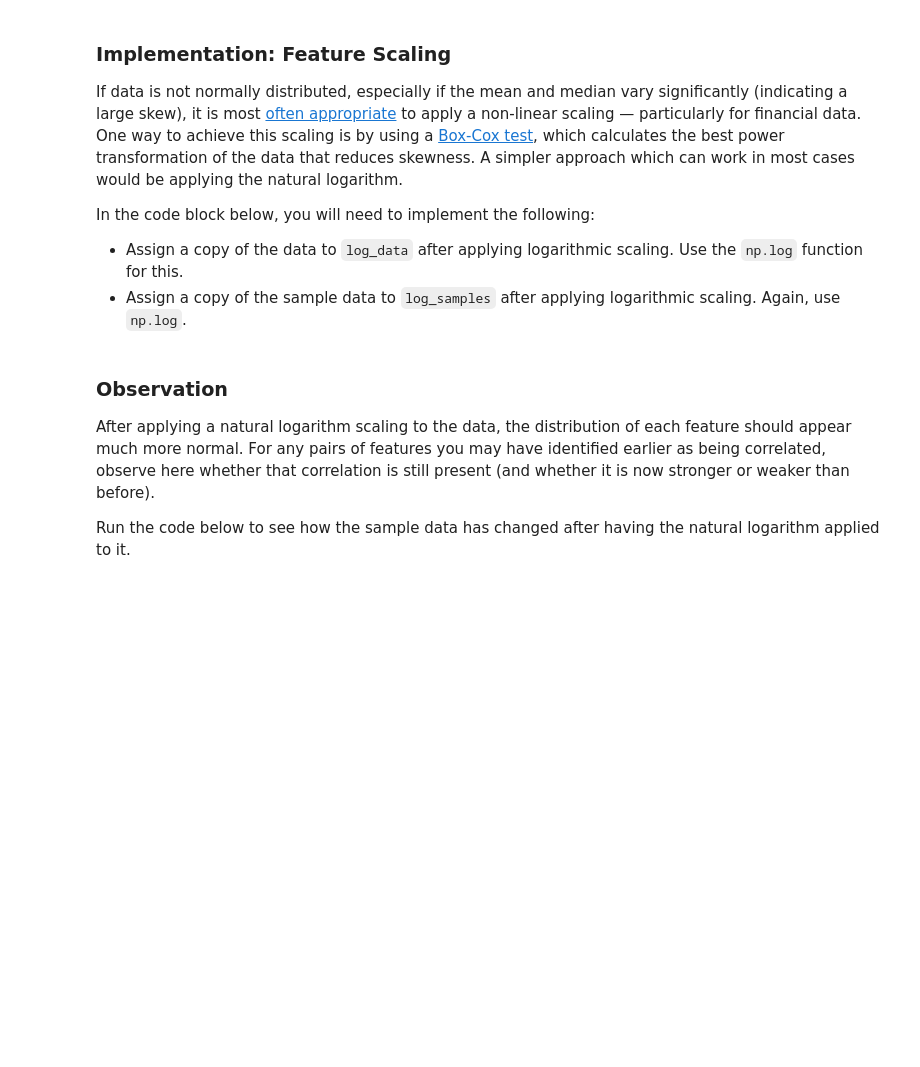
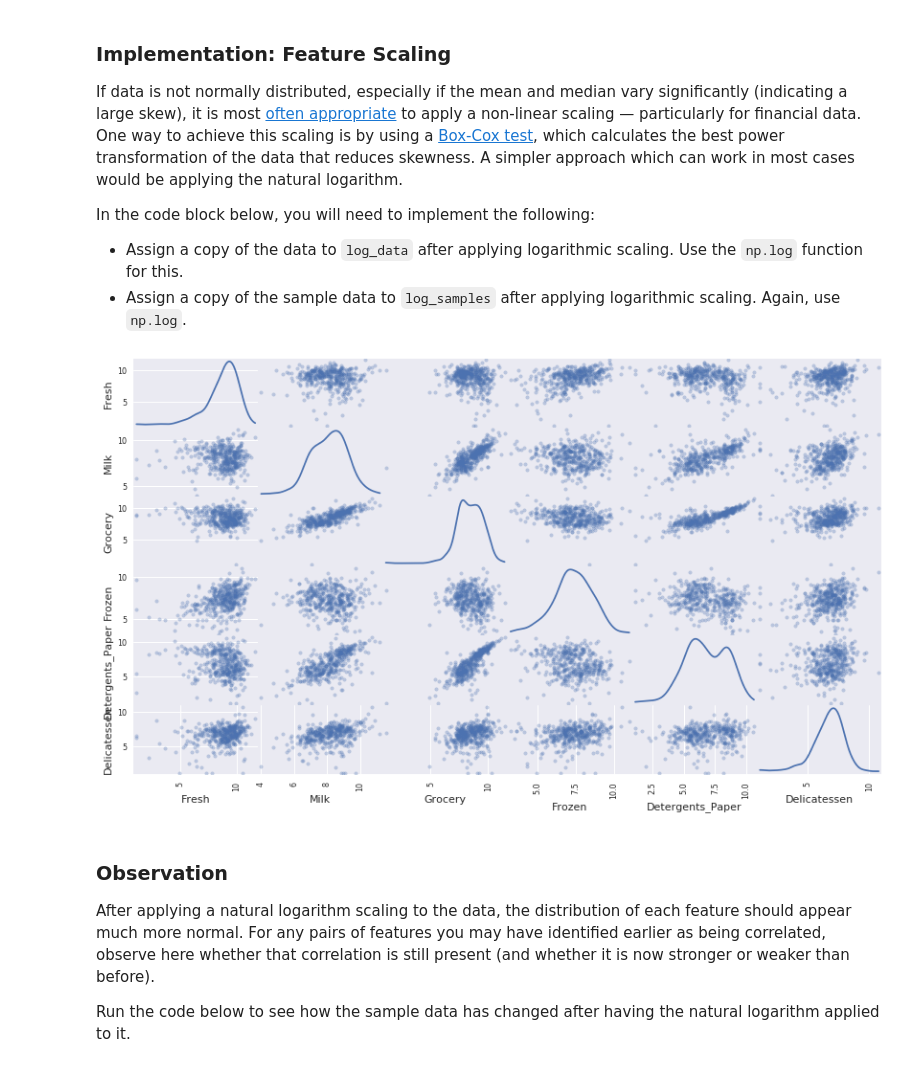
Before and after one commit to reaganrewop/customer_segments, a Jupyter notebook: customer_segments.ipynb, the cells around one changed output. Saved outputs shown, nothing was run; the diff lists cells and outputs as text; code cells hidden in the pictures; blank space fills up the shorter version.

```diff
--- a/customer_segments.ipynb
+++ b/customer_segments.ipynb
@@ -190,13 +200,15 @@ In the code block below, you will need to implement the following:
  - Assign a copy of the sample data to `log_samples` after applying logarithmic scaling. Again, use `np.log`.
 # %%
 # TODO: Scale the data using the natural logarithm
-log_data = None
+log_data = np.log(data)
 
 # TODO: Scale the sample data using the natural logarithm
-log_samples = None
+log_samples = np.log(samples)
 
 # Produce a scatter matrix for each pair of newly-transformed features
 pd.scatter_matrix(log_data, alpha = 0.3, figsize = (14,8), diagonal = 'kde');
+# %% [output]
+[figure, added]
 # %% [markdown]
 ### Observation
 After applying a natural logarithm scaling to the data, the distribution of each feature should appear much more normal. For any pairs of features you may have identified earlier as being correlated, observe here whether that correlation is still present (and whether it is now stronger or weaker than before).
```
Also changed, not shown: parts of 8 cells of this notebook, 1 other file.
